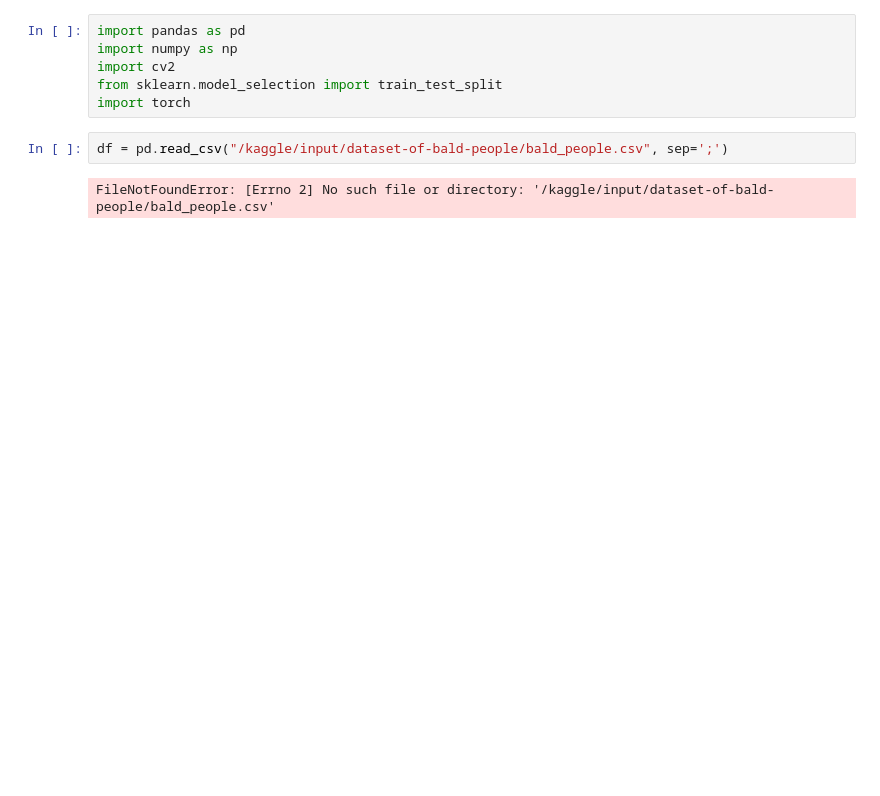
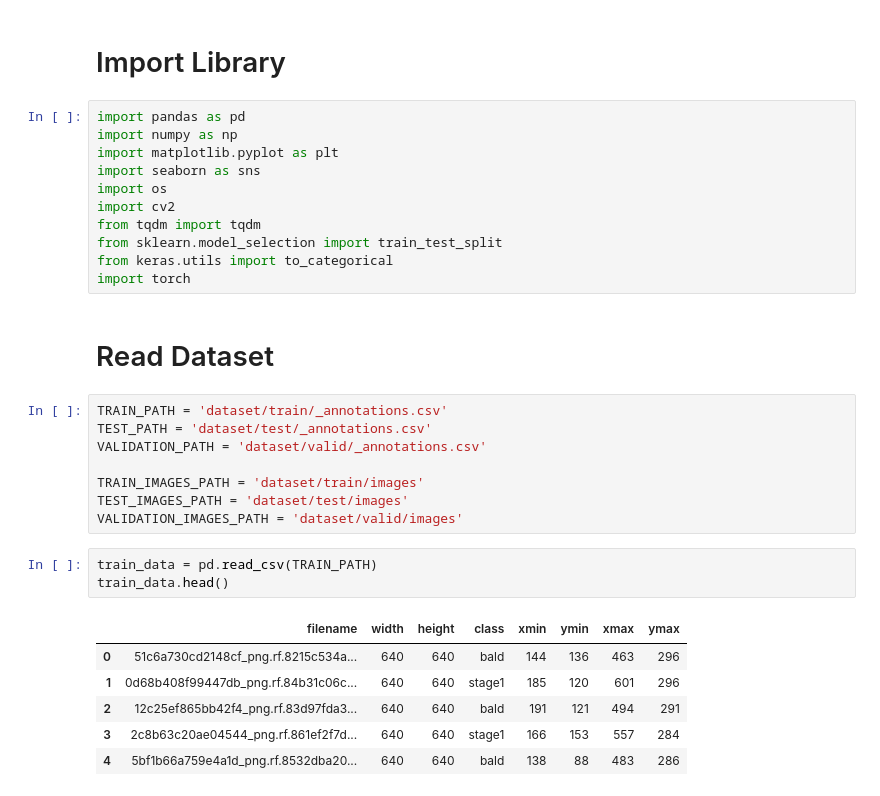
Before and after one commit to D0men1c0/Bald-Classification, a Jupyter notebook: notebook.ipynb, the cells around one changed output. Drawn from its saved outputs; the diff is of its cells as text; blank space fills up the shorter version.

```diff
--- a/notebook.ipynb
+++ b/notebook.ipynb
@@ -1,10 +1,33 @@
+# %% [markdown]
+# Import Library
 # %%
 import pandas as pd
 import numpy as np
+import matplotlib.pyplot as plt
+import seaborn as sns
+import os
 import cv2
+from tqdm import tqdm
 from sklearn.model_selection import train_test_split
+from keras.utils import to_categorical
 import torch
-# %%
-df = pd.read_csv("/kaggle/input/dataset-of-bald-people/bald_people.csv", sep=';')
-# %% [output]
-FileNotFoundError: [Errno 2] No such file or directory: '/kaggle/input/dataset-of-bald-people/bald_people.csv'
+# %% [markdown]
+# Read Dataset
+# %%
+TRAIN_PATH = 'dataset/train/_annotations.csv'
+TEST_PATH = 'dataset/test/_annotations.csv'
+VALIDATION_PATH = 'dataset/valid/_annotations.csv'
+
+TRAIN_IMAGES_PATH = 'dataset/train/images'
+TEST_IMAGES_PATH = 'dataset/test/images'
+VALIDATION_IMAGES_PATH = 'dataset/valid/images'
+# %%
+train_data = pd.read_csv(TRAIN_PATH)
+train_data.head()
+# %% [output]
+|  | filename | width | height | class | xmin | ymin | xmax | ymax |
+| 0 | 51c6a730cd2148cf_png.rf.8215c534a... | 640 | 640 | bald | 144 | 136 | 463 | 296 |
+| 1 | 0d68b408f99447db_png.rf.84b31c06c... | 640 | 640 | stage1 | 185 | 120 | 601 | 296 |
+| 2 | 12c25ef865bb42f4_png.rf.83d97fda3... | 640 | 640 | bald | 191 | 121 | 494 | 291 |
+| 3 | 2c8b63c20ae04544_png.rf.861ef2f7d... | 640 | 640 | stage1 | 166 | 153 | 557 | 284 |
+| 4 | 5bf1b66a759e4a1d_png.rf.8532dba20... | 640 | 640 | bald | 138 | 88 | 483 | 286 |
```
Also changed, not shown: parts of 12 cells of this notebook.
